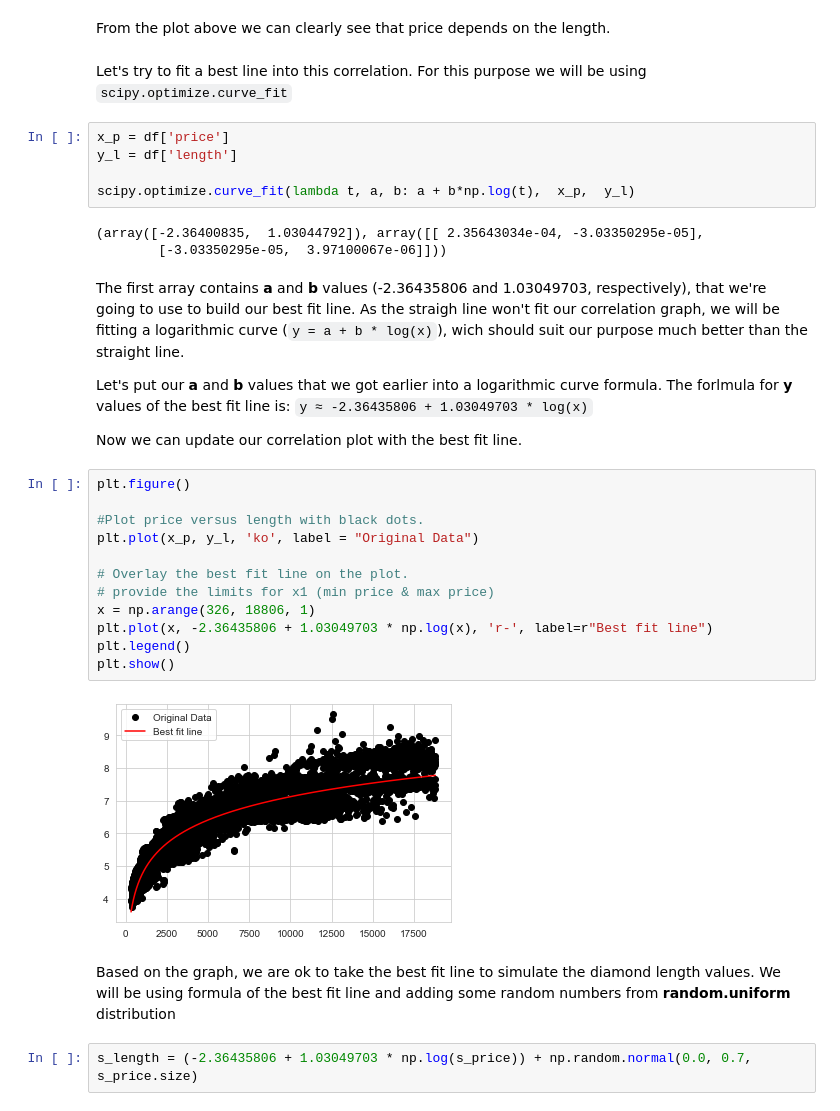
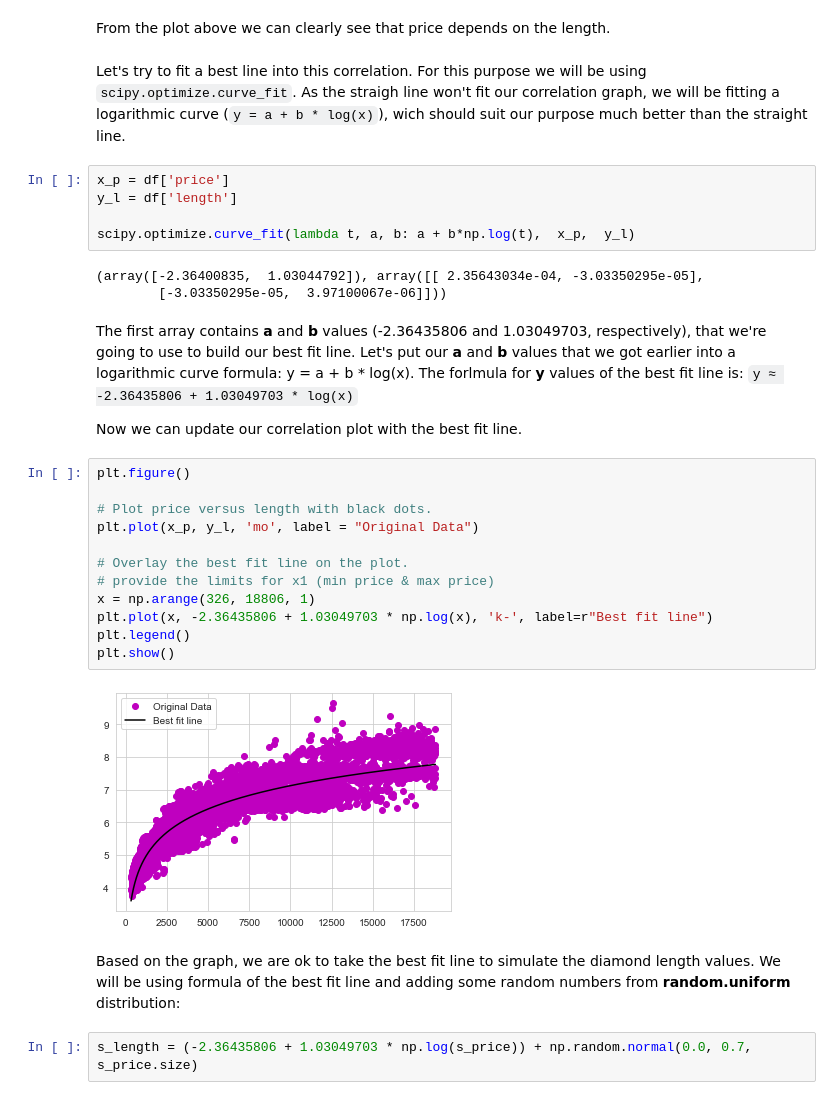
Before and after one commit to JuliaMal/ProgDA_Project2, a Jupyter notebook: Project2.ipynb, the cells around one changed output. Cells and saved outputs as stored; diff of their text form.

```diff
--- a/Project2.ipynb
+++ b/Project2.ipynb
@@ -258,7 +238,7 @@ plt.scatter(df['price'], df['length'], color="rebeccapurple")
 # %% [markdown]
 From the plot above we can clearly see that price depends on the length.
 # %% [markdown]
-Let's try to fit a best line into this correlation. For this purpose we will be using `scipy.optimize.curve_fit`
+Let's try to fit a best line into this correlation. For this purpose we will be using `scipy.optimize.curve_fit`. As the straigh line won't fit our correlation graph, we will be fitting a logarithmic curve (`y = a + b * log(x)`), wich should suit our purpose much better than the straight line.
 # %%
 x_p = df['price']
 y_l = df['length']
@@ -268,27 +248,25 @@ scipy.optimize.curve_fit(lambda t, a, b: a + b*np.log(t),  x_p,  y_l)
 (array([-2.36400835,  1.03044792]), array([[ 2.35643034e-04, -3.03350295e-05],
         [-3.03350295e-05,  3.97100067e-06]]))
 # %% [markdown]
-The first array contains **a** and **b** values (-2.36435806 and 1.03049703, respectively), that we're going to use to build our best fit line. As the straigh line won't fit our correlation graph, we will be fitting a logarithmic curve (`y = a + b * log(x)`), wich should suit our purpose much better than the straight line.
-
-Let's put our **a** and **b** values that we got earlier into a logarithmic curve formula. The forlmula for **y** values of the best fit line is: `y ≈ -2.36435806 + 1.03049703 * log(x)`
+The first array contains **a** and **b** values (-2.36435806 and 1.03049703, respectively), that we're going to use to build our best fit line. Let's put our **a** and **b** values that we got earlier into a logarithmic curve formula: y = a + b * log(x). The forlmula for **y** values of the best fit line is: `y ≈ -2.36435806 + 1.03049703 * log(x)`
 
 Now we can update our correlation plot with the best fit line.
 # %%
 plt.figure()
 
-#Plot price versus length with black dots.
-plt.plot(x_p, y_l, 'ko', label = "Original Data")
+# Plot price versus length with black dots.
+plt.plot(x_p, y_l, 'mo', label = "Original Data")
 
 # Overlay the best fit line on the plot.
 # provide the limits for x1 (min price & max price)
 x = np.arange(326, 18806, 1)
-plt.plot(x, -2.36435806 + 1.03049703 * np.log(x), 'r-', label=r"Best fit line")
+plt.plot(x, -2.36435806 + 1.03049703 * np.log(x), 'k-', label=r"Best fit line")
 plt.legend()
 plt.show()
 # %% [output]
-[figure, old version]
+[figure, new version]
 # %% [markdown]
-Based on the graph, we are ok to take the best fit line to simulate the diamond length values. We will be using formula of the best fit line and adding some random numbers from **random.uniform** distribution
+Based on the graph, we are ok to take the best fit line to simulate the diamond length values. We will be using formula of the best fit line and adding some random numbers from **random.uniform** distribution:
 # %%
 s_length = (-2.36435806 + 1.03049703 * np.log(s_price)) + np.random.normal(0.0, 0.7, s_price.size)
 # %% [markdown]
```
Also changed, not shown: parts of 69 cells of this notebook.
